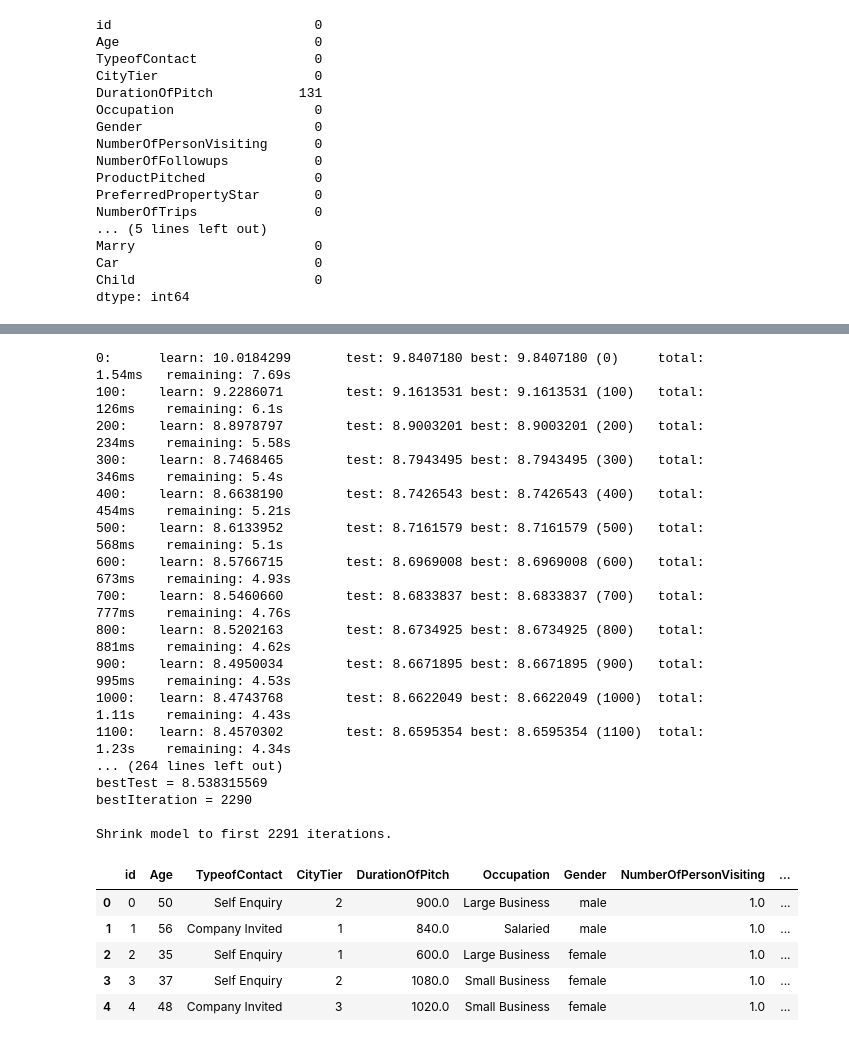
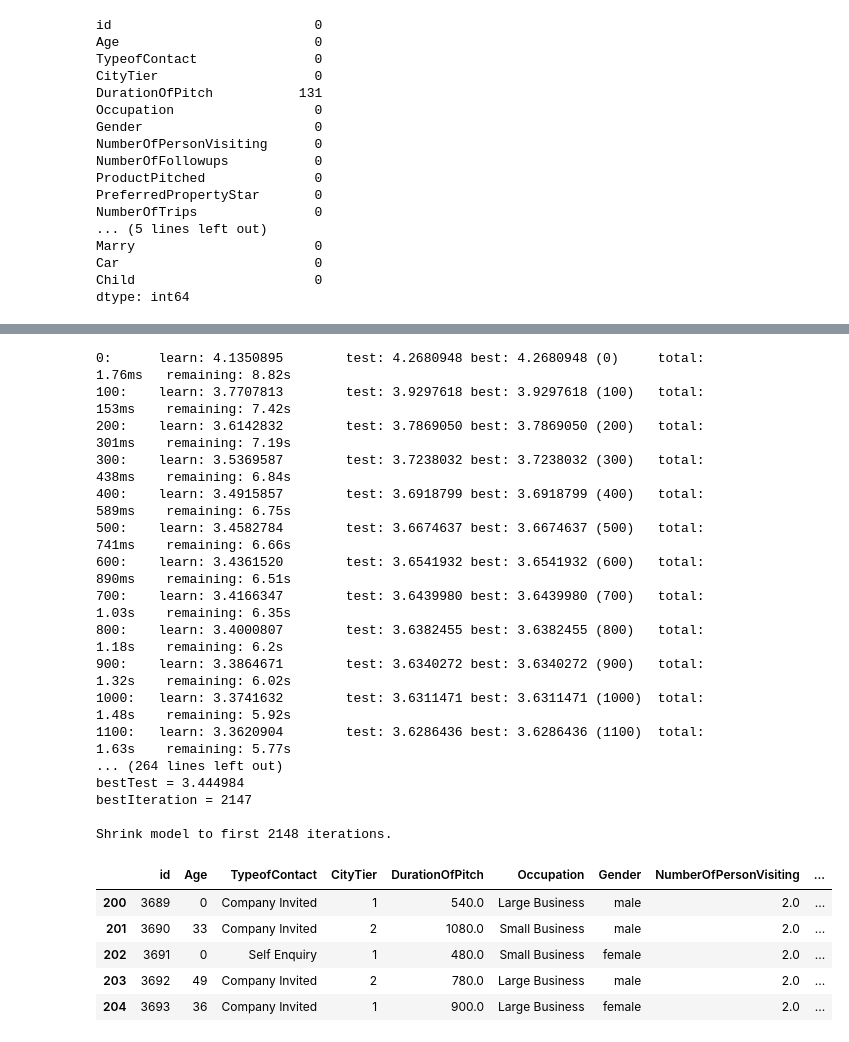
Before and after one commit to RickHub0115/SIGNATE-Summer-Cup-2024, a Jupyter notebook: scr/null/null_1_age.ipynb, the cells around one changed output, grey strips where cells are left out. Saved outputs shown, nothing was run; the diff lists cells and outputs as text; code cells hidden in the pictures.

```diff
--- a/scr/null/null_1_age.ipynb
+++ b/scr/null/null_1_age.ipynb
@@ -208,8 +234,8 @@ def train_catboost(X, y, cv, params: dict = None):
     return oof_pred, models
 
 params = {
-    'loss_function': 'RMSE',
-    'eval_metric': 'RMSE',
+    'loss_function': 'Quantile:alpha=0.5',
+    'eval_metric': 'Quantile:alpha=0.5',
     'iterations': 5000,
     'learning_rate': 0.005,
     'depth': 5,
@@ -220,23 +246,23 @@ params = {
 
 oof, models = train_catboost(X_train_predict_age, y_train_predict_age, cv_list, params)
 # %% [output]
-0:      learn: 10.0184299       test: 9.8407180 best: 9.8407180 (0)     total: 1.54ms   remaining: 7.69s
-100:    learn: 9.2286071        test: 9.1613531 best: 9.1613531 (100)   total: 126ms    remaining: 6.1s
-200:    learn: 8.8978797        test: 8.9003201 best: 8.9003201 (200)   total: 234ms    remaining: 5.58s
-300:    learn: 8.7468465        test: 8.7943495 best: 8.7943495 (300)   total: 346ms    remaining: 5.4s
-400:    learn: 8.6638190        test: 8.7426543 best: 8.7426543 (400)   total: 454ms    remaining: 5.21s
-500:    learn: 8.6133952        test: 8.7161579 best: 8.7161579 (500)   total: 568ms    remaining: 5.1s
-600:    learn: 8.5766715        test: 8.6969008 best: 8.6969008 (600)   total: 673ms    remaining: 4.93s
-700:    learn: 8.5460660        test: 8.6833837 best: 8.6833837 (700)   total: 777ms    remaining: 4.76s
-800:    learn: 8.5202163        test: 8.6734925 best: 8.6734925 (800)   total: 881ms    remaining: 4.62s
-900:    learn: 8.4950034        test: 8.6671895 best: 8.6671895 (900)   total: 995ms    remaining: 4.53s
-1000:   learn: 8.4743768        test: 8.6622049 best: 8.6622049 (1000)  total: 1.11s    remaining: 4.43s
-1100:   learn: 8.4570302        test: 8.6595354 best: 8.6595354 (1100)  total: 1.23s    remaining: 4.34s
+0:      learn: 4.1350895        test: 4.2680948 best: 4.2680948 (0)     total: 1.76ms   remaining: 8.82s
+100:    learn: 3.7707813        test: 3.9297618 best: 3.9297618 (100)   total: 153ms    remaining: 7.42s
+200:    learn: 3.6142832        test: 3.7869050 best: 3.7869050 (200)   total: 301ms    remaining: 7.19s
+300:    learn: 3.5369587        test: 3.7238032 best: 3.7238032 (300)   total: 438ms    remaining: 6.84s
+400:    learn: 3.4915857        test: 3.6918799 best: 3.6918799 (400)   total: 589ms    remaining: 6.75s
+500:    learn: 3.4582784        test: 3.6674637 best: 3.6674637 (500)   total: 741ms    remaining: 6.66s
+600:    learn: 3.4361520        test: 3.6541932 best: 3.6541932 (600)   total: 890ms    remaining: 6.51s
+700:    learn: 3.4166347        test: 3.6439980 best: 3.6439980 (700)   total: 1.03s    remaining: 6.35s
+800:    learn: 3.4000807        test: 3.6382455 best: 3.6382455 (800)   total: 1.18s    remaining: 6.2s
+900:    learn: 3.3864671        test: 3.6340272 best: 3.6340272 (900)   total: 1.32s    remaining: 6.02s
+1000:   learn: 3.3741632        test: 3.6311471 best: 3.6311471 (1000)  total: 1.48s    remaining: 5.92s
+1100:   learn: 3.3620904        test: 3.6286436 best: 3.6286436 (1100)  total: 1.63s    remaining: 5.77s
 ... (264 lines left out)
-bestTest = 8.538315569
-bestIteration = 2290
+bestTest = 3.444984
+bestIteration = 2147
 
-Shrink model to first 2291 iterations.
+Shrink model to first 2148 iterations.
 # %%
 y_test_predict_age = np.zeros(len(X_test_predict_age))
 
@@ -257,0 +284,9 @@ predicted_test_age.index = id_test
+# %%
+df_test[200:205]
+# %% [output]
+|  | id | Age | TypeofContact | CityTier | DurationOfPitch | Occupation | Gender | NumberOfPersonVisiting | ... |
+| 200 | 3689 | 0 | Company Invited | 1 | 540.0 | Large Business | male | 2.0 | ... |
+| 201 | 3690 | 33 | Company Invited | 2 | 1080.0 | Small Business | male | 2.0 | ... |
+| 202 | 3691 | 0 | Self Enquiry | 1 | 480.0 | Small Business | female | 2.0 | ... |
+| 203 | 3692 | 49 | Company Invited | 2 | 780.0 | Large Business | male | 2.0 | ... |
+| 204 | 3693 | 36 | Company Invited | 1 | 900.0 | Large Business | female | 2.0 | ... |
@@ -262,9 +299,0 @@ df_test.loc[df_test['Age'] == 0, 'Age'] = round(predicted_test_age)
-# %%
-df_train.head()
-# %% [output]
-|  | id | Age | TypeofContact | CityTier | DurationOfPitch | Occupation | Gender | NumberOfPersonVisiting | ... |
-| 0 | 0 | 50 | Self Enquiry | 2 | 900.0 | Large Business | male | 1.0 | ... |
-| 1 | 1 | 56 | Company Invited | 1 | 840.0 | Salaried | male | 1.0 | ... |
-| 2 | 2 | 35 | Self Enquiry | 1 | 600.0 | Large Business | female | 1.0 | ... |
-| 3 | 3 | 37 | Self Enquiry | 2 | 1080.0 | Small Business | female | 1.0 | ... |
-| 4 | 4 | 48 | Company Invited | 3 | 1020.0 | Small Business | female | 1.0 | ... |
```
Also changed, not shown: parts of 14 cells of this notebook, 9 other files.
